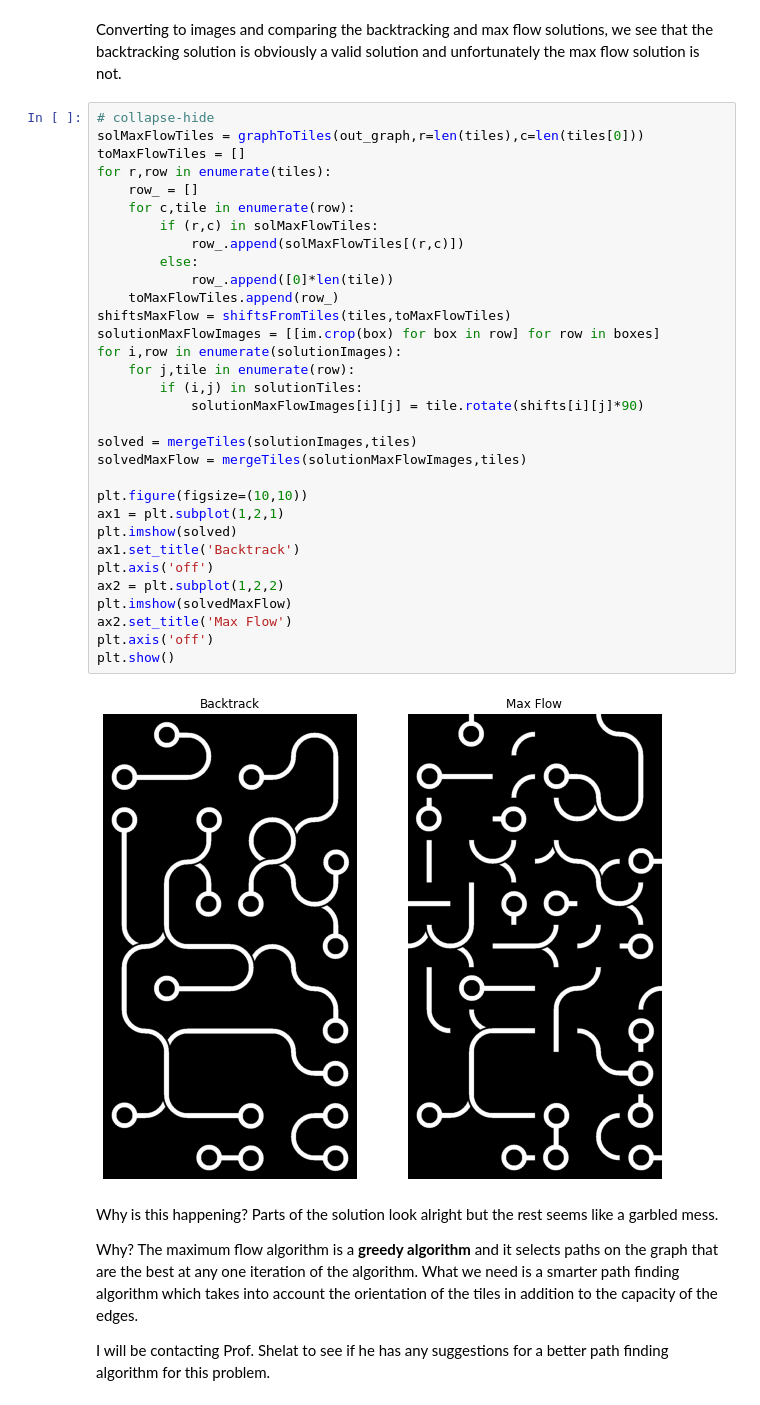
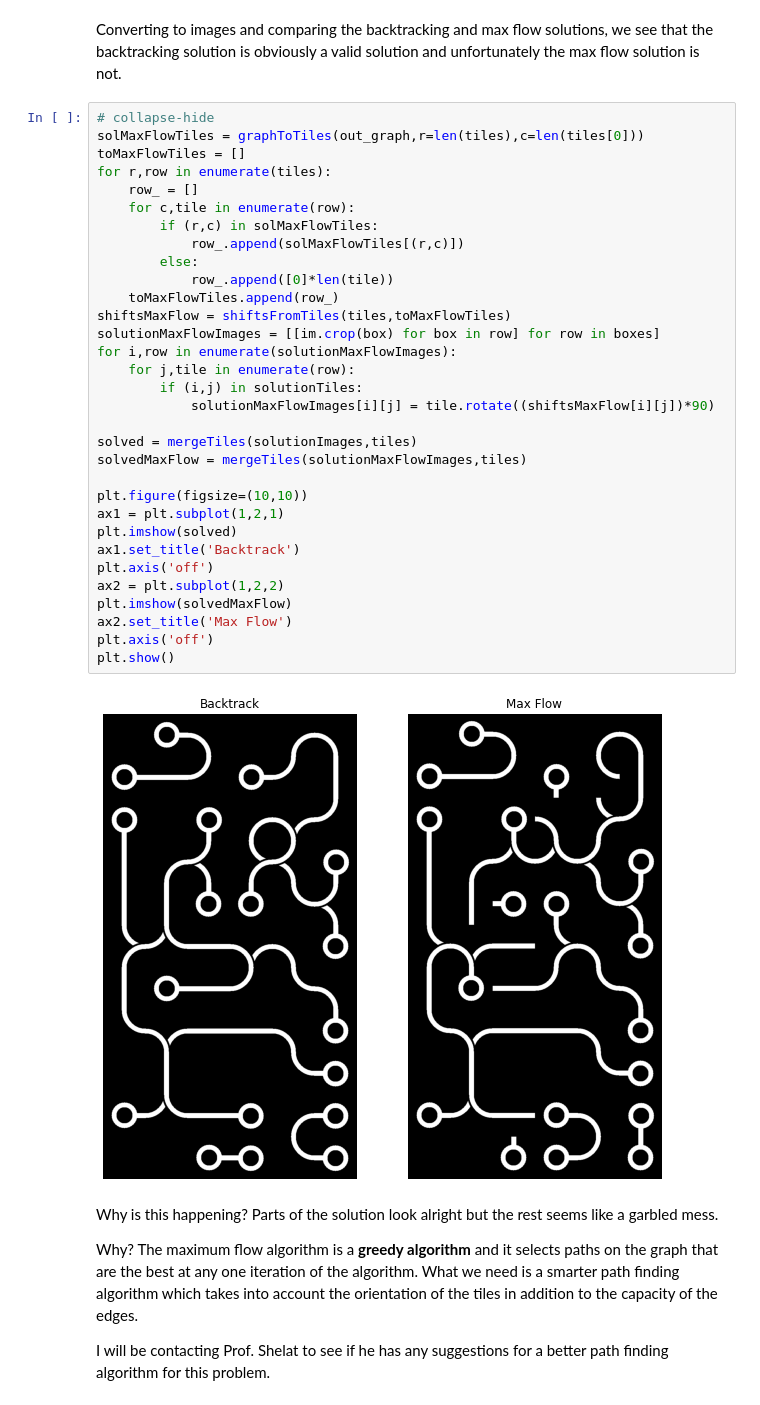
Before and after one commit to TheChesireCat/demoblog, a Jupyter notebook: _notebooks/2022-06-06-loop.ipynb, the cells around one changed output. Drawn from its saved outputs; the diff is of its cells as text.

Commit message:
Max FLow Changes 4

```diff
--- a/_notebooks/2022-06-06-loop.ipynb
+++ b/_notebooks/2022-06-06-loop.ipynb
@@ -975,36 +975,36 @@ Converting to images and comparing the backtracking and max flow solutions, we s
 # collapse-hide
 solMaxFlowTiles = graphToTiles(out_graph,r=len(tiles),c=len(tiles[0]))
 toMaxFlowTiles = []
 for r,row in enumerate(tiles):
     row_ = []
     for c,tile in enumerate(row):
         if (r,c) in solMaxFlowTiles:
             row_.append(solMaxFlowTiles[(r,c)])
         else:
             row_.append([0]*len(tile))
     toMaxFlowTiles.append(row_)
 shiftsMaxFlow = shiftsFromTiles(tiles,toMaxFlowTiles)
 solutionMaxFlowImages = [[im.crop(box) for box in row] for row in boxes]
-for i,row in enumerate(solutionImages):
+for i,row in enumerate(solutionMaxFlowImages):
     for j,tile in enumerate(row):
         if (i,j) in solutionTiles:
-            solutionMaxFlowImages[i][j] = tile.rotate(shifts[i][j]*90)
+            solutionMaxFlowImages[i][j] = tile.rotate((shiftsMaxFlow[i][j])*90)
 
 solved = mergeTiles(solutionImages,tiles)
 solvedMaxFlow = mergeTiles(solutionMaxFlowImages,tiles)
 
 plt.figure(figsize=(10,10))
 ax1 = plt.subplot(1,2,1)
 plt.imshow(solved)
 ax1.set_title('Backtrack')
 plt.axis('off')
 ax2 = plt.subplot(1,2,2)
 plt.imshow(solvedMaxFlow)
 ax2.set_title('Max Flow')
 plt.axis('off')
 plt.show()
 # %% [output]
-[figure, old version]
+[figure, new version]
 # %% [markdown]
 Why is this happening? Parts of the solution look alright but the rest seems like a garbled mess.
 
```
